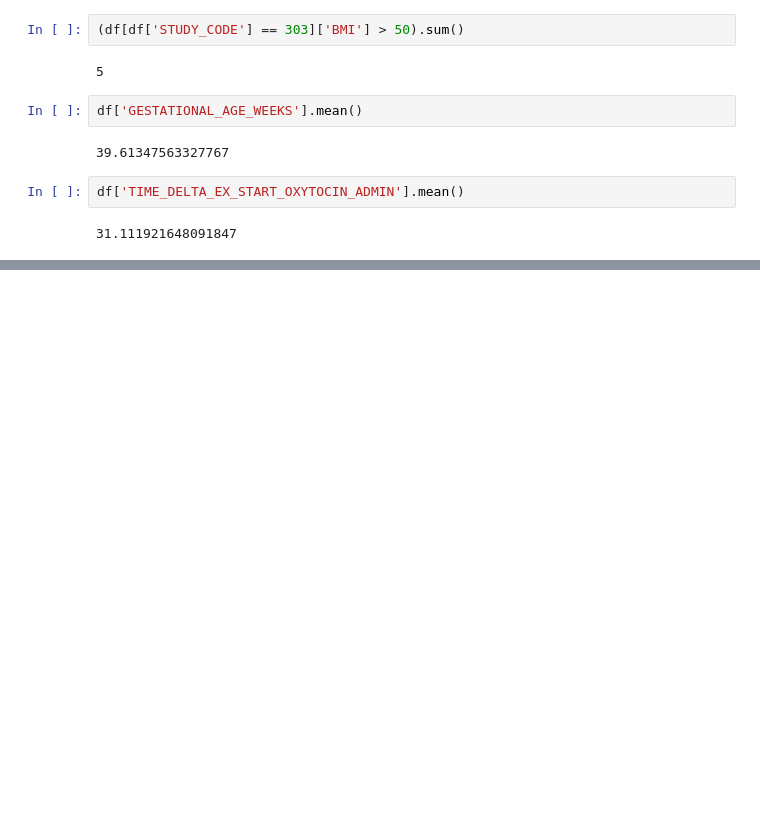
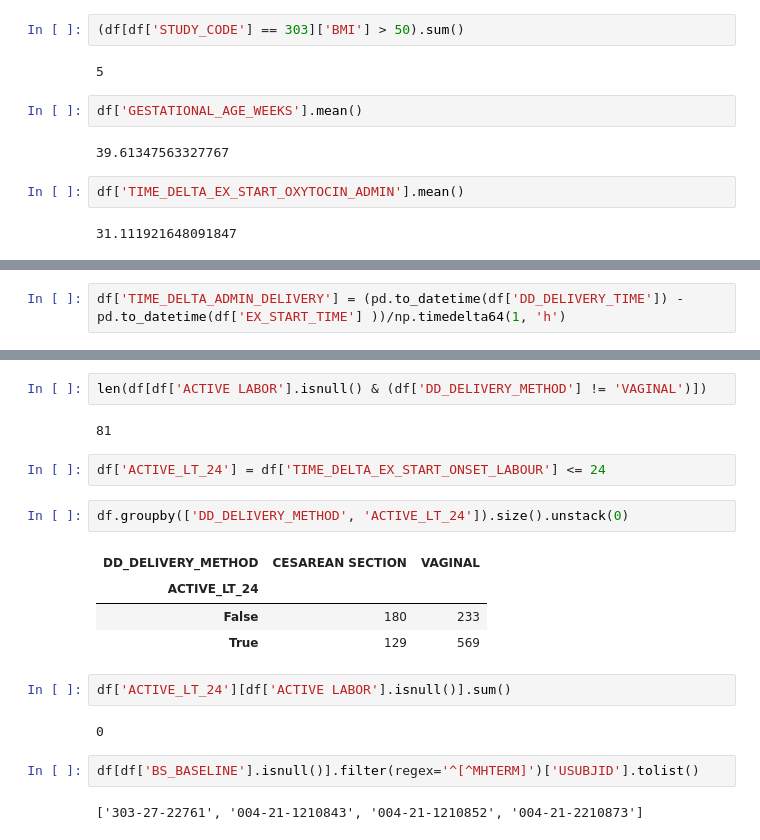
Before and after one commit to jzhao0802/ferring, a Jupyter notebook: 00_raw_data_processing/data_exploration/03_get_info_for_sprint_1.2_gate_1_meeting.ipynb, the cells around one changed output, grey strips where cells are left out. Cells and saved outputs as stored; diff of their text form; blank space fills up the shorter version.

```diff
--- a/00_raw_data_processing/data_exploration/03_get_info_for_sprint_1.2_gate_1_meeting.ipynb
+++ b/00_raw_data_processing/data_exploration/03_get_info_for_sprint_1.2_gate_1_meeting.ipynb
@@ -345,0 +374,2 @@ df['TIME_DELTA_EX_START_OXYTOCIN_ADMIN'].mean()
+# %%
+df['TIME_DELTA_ADMIN_DELIVERY'] = (pd.to_datetime(df['DD_DELIVERY_TIME']) - pd.to_datetime(df['EX_START_TIME'] ))/np.timedelta64(1, 'h')
@@ -345,0 +391,21 @@ df['TIME_DELTA_EX_START_OXYTOCIN_ADMIN'].mean()
+# %%
+len(df[df['ACTIVE LABOR'].isnull() & (df['DD_DELIVERY_METHOD'] != 'VAGINAL')])
+# %% [output]
+81
+# %%
+df['ACTIVE_LT_24'] = df['TIME_DELTA_EX_START_ONSET_LABOUR'] <= 24
+# %%
+df.groupby(['DD_DELIVERY_METHOD', 'ACTIVE_LT_24']).size().unstack(0)
+# %% [output]
+| DD_DELIVERY_METHOD | CESAREAN SECTION | VAGINAL |
+| ACTIVE_LT_24 |  |  |
+| False | 180 | 233 |
+| True | 129 | 569 |
+# %%
+df['ACTIVE_LT_24'][df['ACTIVE LABOR'].isnull()].sum()
+# %% [output]
+0
+# %%
+df[df['BS_BASELINE'].isnull()].filter(regex='^[^MHTERM]')['USUBJID'].tolist()
+# %% [output]
+['303-27-22761', '004-21-1210843', '004-21-1210852', '004-21-2210873']
```
Also changed, not shown: parts of 6 cells of this notebook, 2 other files.
